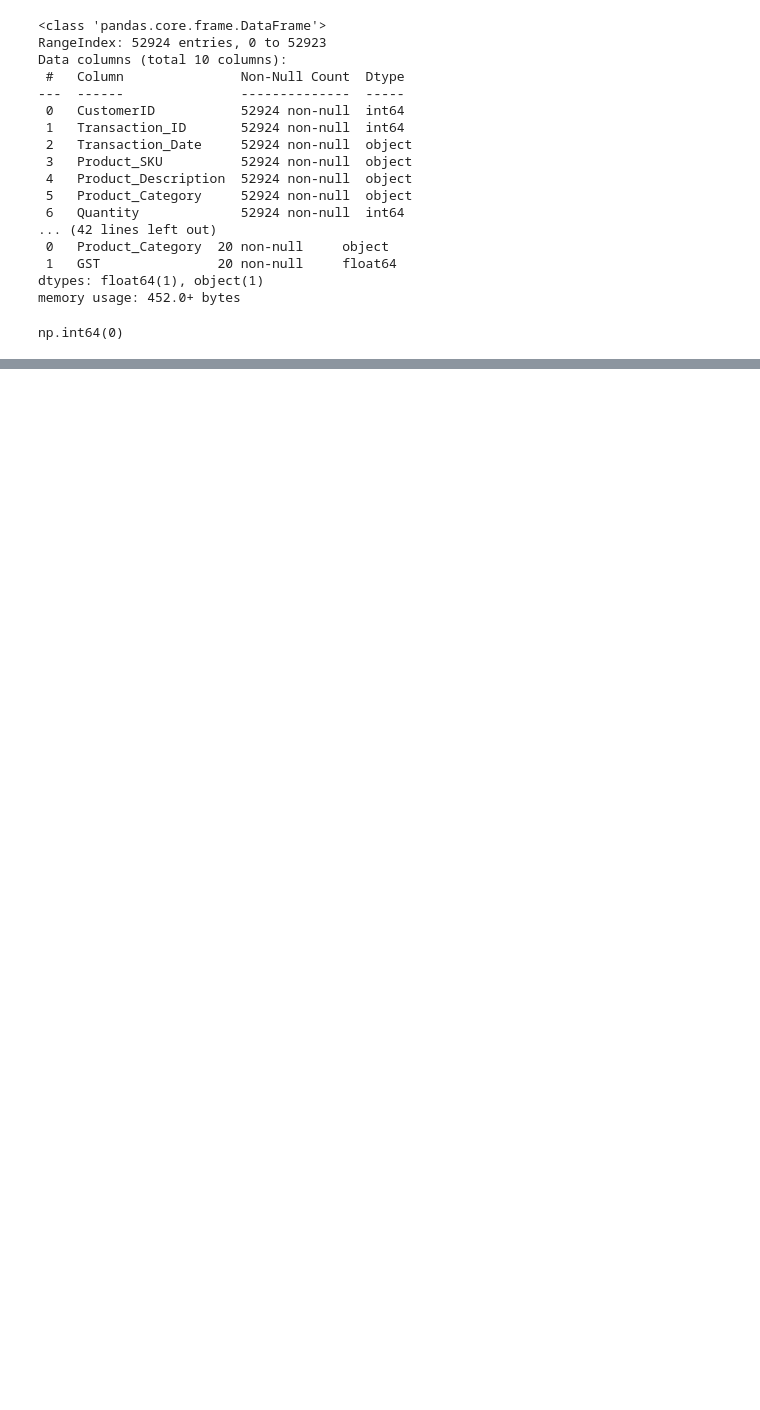
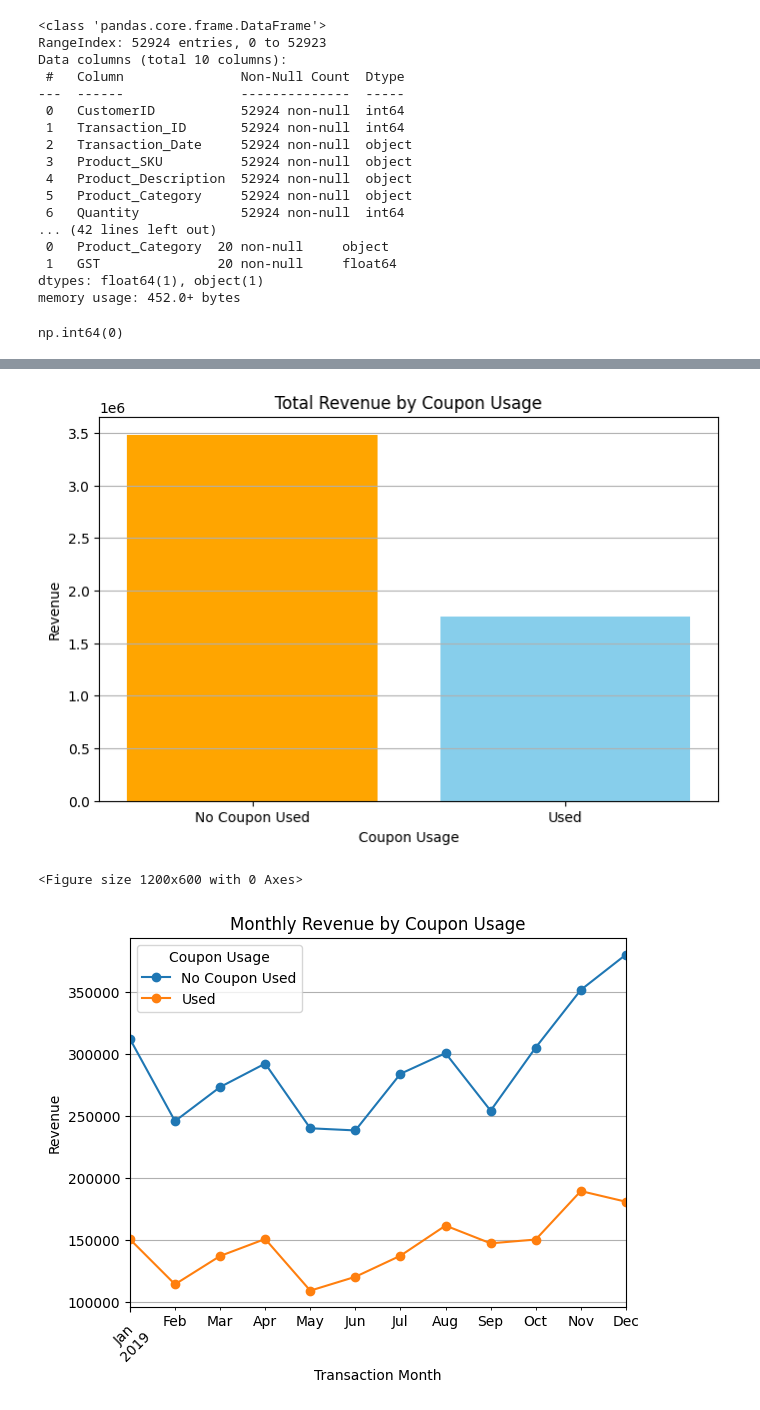
Before and after one commit to HarshaVardhan2412/ecommerce-marketing-sales-analysis, a Jupyter notebook: ecommerce_analysis.ipynb, the cells around one changed output, grey strips where cells are left out. Cells and saved outputs as stored; diff of their text form; code cells hidden in the pictures; blank space fills up the shorter version.

```diff
--- a/ecommerce_analysis.ipynb
+++ b/ecommerce_analysis.ipynb
@@ -387,0 +435,44 @@ plt.show()
+# %%
+#Business Question 6 :
+#Analyze the relationship between coupon usage and revenue generation.
+#How can discount strategies be optimized to maximize revenue while maintaining profitability?
+
+sales_q6 = sales.copy()
+
+
+sales_q6['Revenue'] = sales_q6['Quantity'] * sales_q6['Avg_Price'] + sales_q6['Delivery_Charges']
+
+
+sales_q6['Coupon_Status_Corrected'] = sales_q6['Coupon_Status'].replace({'Clicked': 'No Coupon Used', 'Not Used': 'No Coupon Used', 'Used': 'Used'})
+
+
+corrected_coupon_revenue = sales_q6.groupby('Coupon_Status_Corrected')['Revenue'].sum().reset_index()
+
+
+plt.figure(figsize=(8, 5))
+plt.bar(corrected_coupon_revenue['Coupon_Status_Corrected'], corrected_coupon_revenue['Revenue'], color=['orange', 'skyblue'])
+plt.title('Total Revenue by Coupon Usage')
+plt.ylabel('Revenue')
+plt.xlabel('Coupon Usage')
+plt.grid(axis='y')
+plt.show()
+
+
+monthly_coupon_revenue_corrected = sales_q6.groupby(['Transaction_Month', 'Coupon_Status_Corrected'])['Revenue'].sum().reset_index()
+
+pivot_monthly_corrected = monthly_coupon_revenue_corrected.pivot(index='Transaction_Month', columns='Coupon_Status_Corrected', values='Revenue').fillna(0)
+
+plt.figure(figsize=(12, 6))
+pivot_monthly_corrected.plot(kind='line', marker='o')
+plt.title('Monthly Revenue by Coupon Usage')
+plt.ylabel('Revenue')
+plt.xlabel('Transaction Month')
+plt.xticks(rotation=45)
+plt.grid(axis='y')
+plt.legend(title='Coupon Usage')
+
+plt.show()
+# %% [output]
+[figure, added]
+<Figure size 1200x600 with 0 Axes>
+[figure, added]
```
Also changed, not shown: parts of 6 cells of this notebook, 4 other files.
